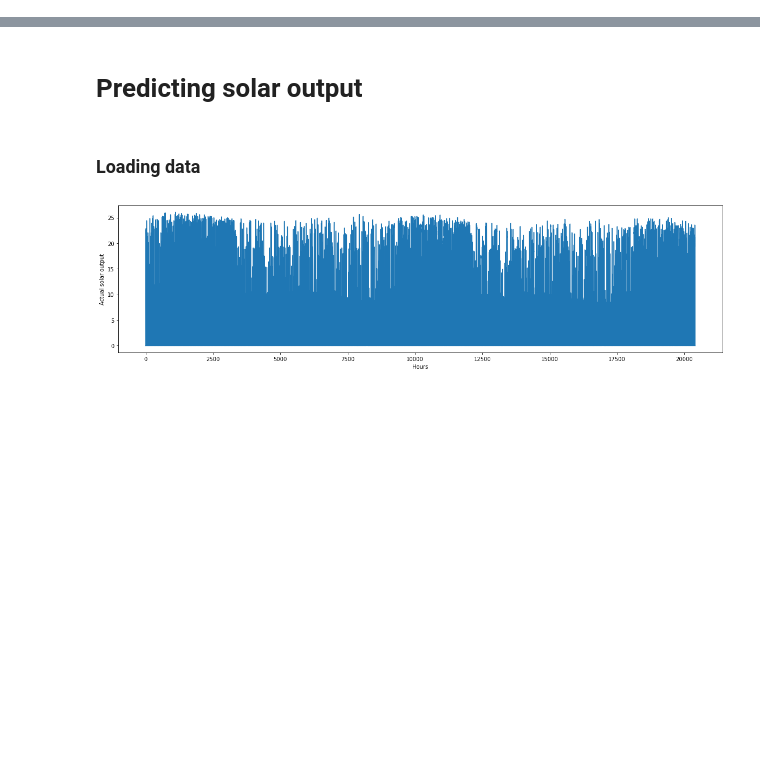
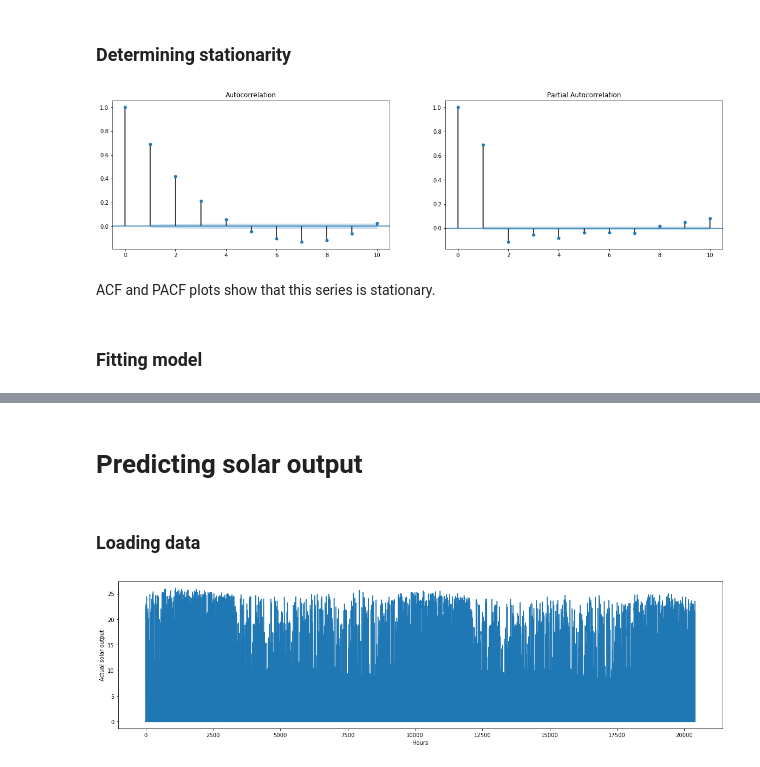
Before and after one commit to abhishek0318/Optimal-Bidding, a Jupyter notebook: Prediction.ipynb, the cells around one changed output, grey strips where cells are left out. Drawn from its saved outputs; the diff is of its cells as text; code cells hidden in the pictures; blank space fills up the shorter version.

```diff
--- a/Prediction.ipynb
+++ b/Prediction.ipynb
@@ -9,0 +30,13 @@ from statsmodels.tsa.stattools import acf, adfuller, pacf
+# %% [markdown]
+### Determining stationarity
+# %%
+fig, axes = plt.subplots(1, 2, figsize=(20,5))
+
+fig = plot_acf(series, ax=axes[0],lags=10)
+fig = plot_pacf(series, ax=axes[1],lags=10)
+# %% [output]
+[figure, added]
+# %% [markdown]
+ACF and PACF plots show that this series is stationary.
+# %% [markdown]
+### Fitting model
```
Also changed, not shown: parts of 56 cells of this notebook.
